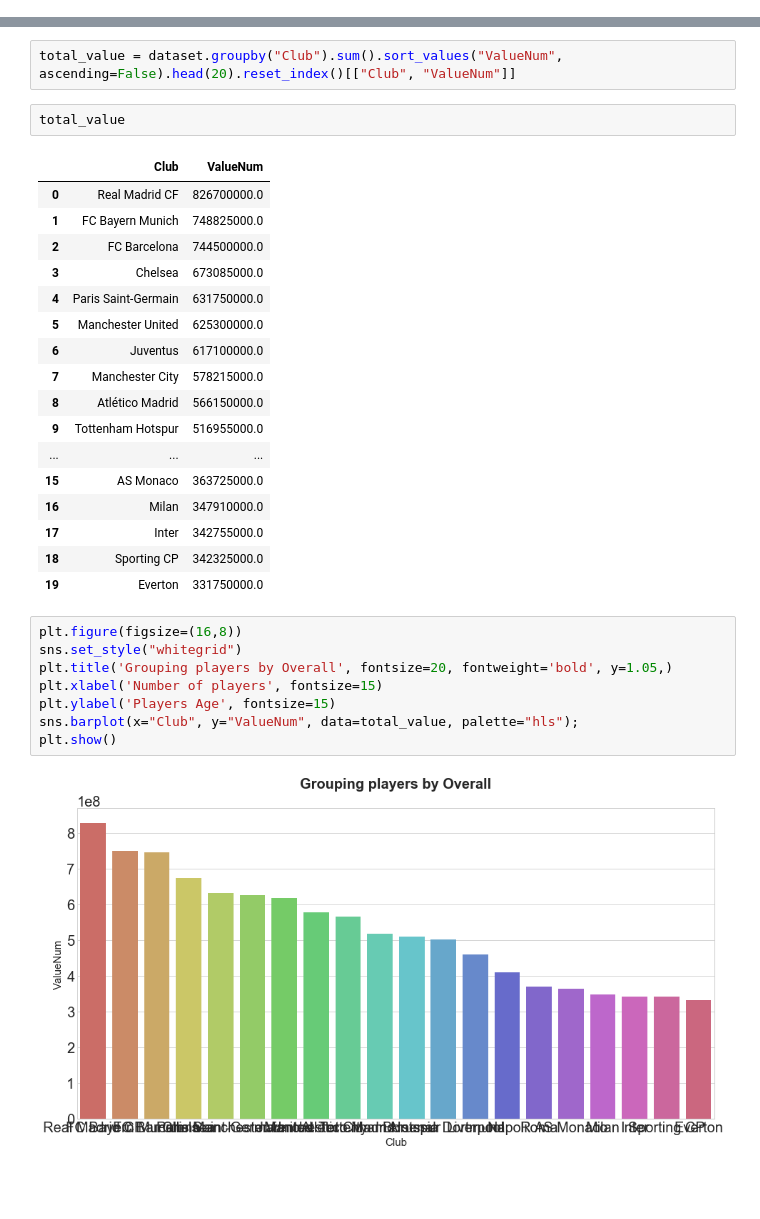
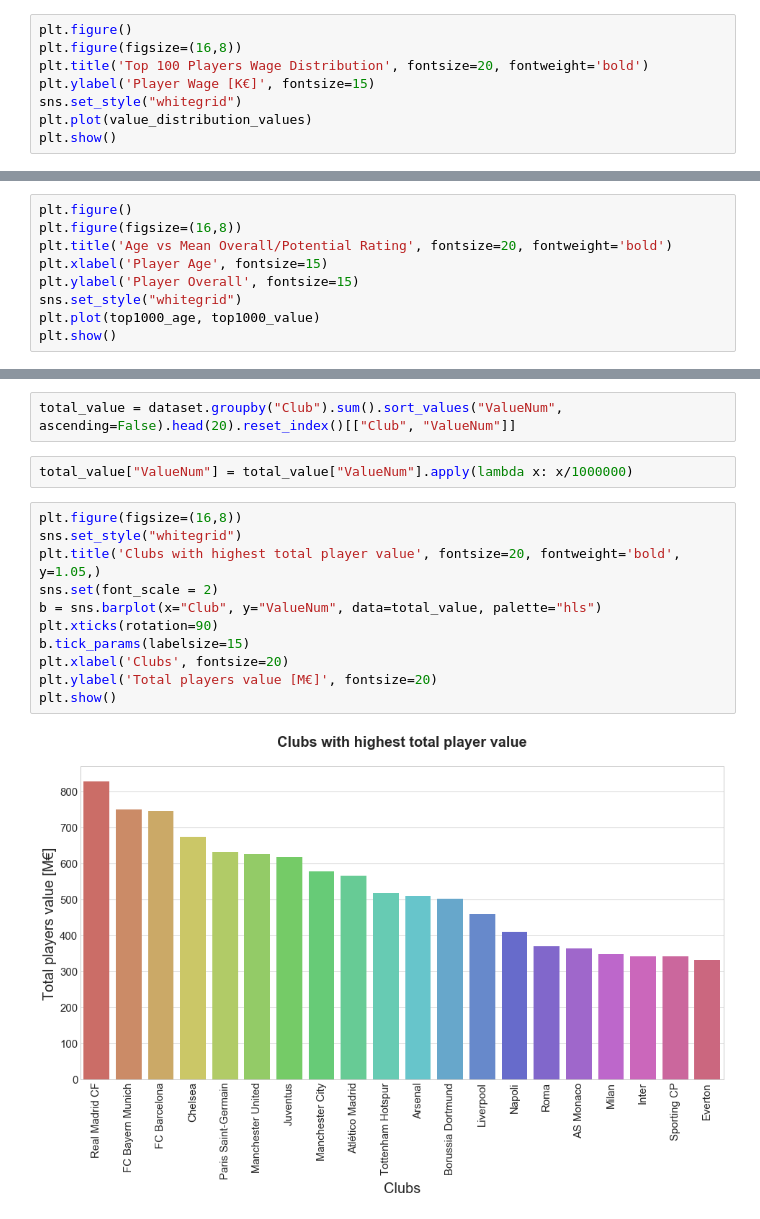
Before and after one commit to SkalskiP/ILearnMachineLearning.py, a Jupyter notebook: 0_Kaggle_projects/Talk_About_Money_FIFA_18_Data_Exploration_With_Python.ipynb, the cells around one changed output, grey strips where cells are left out. Cells and saved outputs as stored; diff of their text form; blank space fills up the shorter version.

Commit message:
last plots made

```diff
--- a/0_Kaggle_projects/Talk_About_Money_FIFA_18_Data_Exploration_With_Python.ipynb
+++ b/0_Kaggle_projects/Talk_About_Money_FIFA_18_Data_Exploration_With_Python.ipynb
@@ -221,0 +227,8 @@ display(HTML(
+# %%
+plt.figure()
+plt.figure(figsize=(16,8))
+plt.title('Top 100 Players Wage Distribution', fontsize=20, fontweight='bold')
+plt.ylabel('Player Wage [K€]', fontsize=15)
+sns.set_style("whitegrid")
+plt.plot(value_distribution_values)
+plt.show()
@@ -281,0 +308,9 @@ plt.show()
+# %%
+plt.figure()
+plt.figure(figsize=(16,8))
+plt.title('Age vs Mean Overall/Potential Rating', fontsize=20, fontweight='bold')
+plt.xlabel('Player Age', fontsize=15)
+plt.ylabel('Player Overall', fontsize=15)
+sns.set_style("whitegrid")
+plt.plot(top1000_age, top1000_value)
+plt.show()
@@ -282,32 +322,17 @@ plt.show()
 # %%
 total_value = dataset.groupby("Club").sum().sort_values("ValueNum", ascending=False).head(20).reset_index()[["Club", "ValueNum"]]
-# %%
-total_value
-# %% [output]
-|  | Club | ValueNum |
-| 0 | Real Madrid CF | 826700000.0 |
-| 1 | FC Bayern Munich | 748825000.0 |
-| 2 | FC Barcelona | 744500000.0 |
-| 3 | Chelsea | 673085000.0 |
-| 4 | Paris Saint-Germain | 631750000.0 |
-| 5 | Manchester United | 625300000.0 |
-| 6 | Juventus | 617100000.0 |
-| 7 | Manchester City | 578215000.0 |
-| 8 | Atlético Madrid | 566150000.0 |
-| 9 | Tottenham Hotspur | 516955000.0 |
-| ... | ... | ... |
-| 15 | AS Monaco | 363725000.0 |
-| 16 | Milan | 347910000.0 |
-| 17 | Inter | 342755000.0 |
-| 18 | Sporting CP | 342325000.0 |
-| 19 | Everton | 331750000.0 |
+# %%
+total_value["ValueNum"] = total_value["ValueNum"].apply(lambda x: x/1000000)
 # %%
 plt.figure(figsize=(16,8))
 sns.set_style("whitegrid")
-plt.title('Grouping players by Overall', fontsize=20, fontweight='bold', y=1.05,)
-plt.xlabel('Number of players', fontsize=15)
-plt.ylabel('Players Age', fontsize=15)
-sns.barplot(x="Club", y="ValueNum", data=total_value, palette="hls");
+plt.title('Clubs with highest total player value', fontsize=20, fontweight='bold', y=1.05,)
+sns.set(font_scale = 2)
+b = sns.barplot(x="Club", y="ValueNum", data=total_value, palette="hls")
+plt.xticks(rotation=90)
+b.tick_params(labelsize=15)
+plt.xlabel('Clubs', fontsize=20)
+plt.ylabel('Total players value [M€]', fontsize=20)
 plt.show()
 # %% [output]
-[figure, old version]
+[figure, new version]
```
Also changed, not shown: parts of 17 cells of this notebook.
